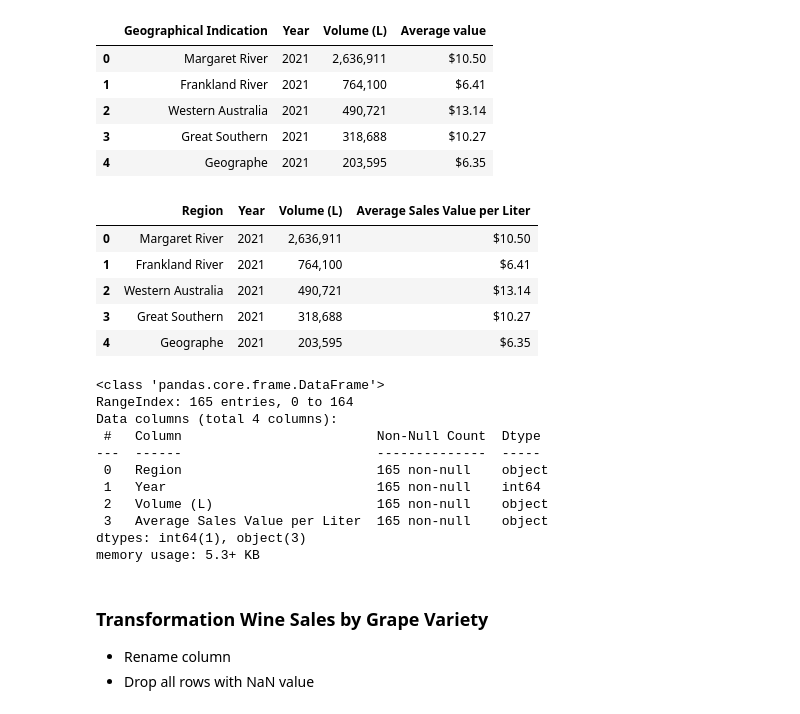
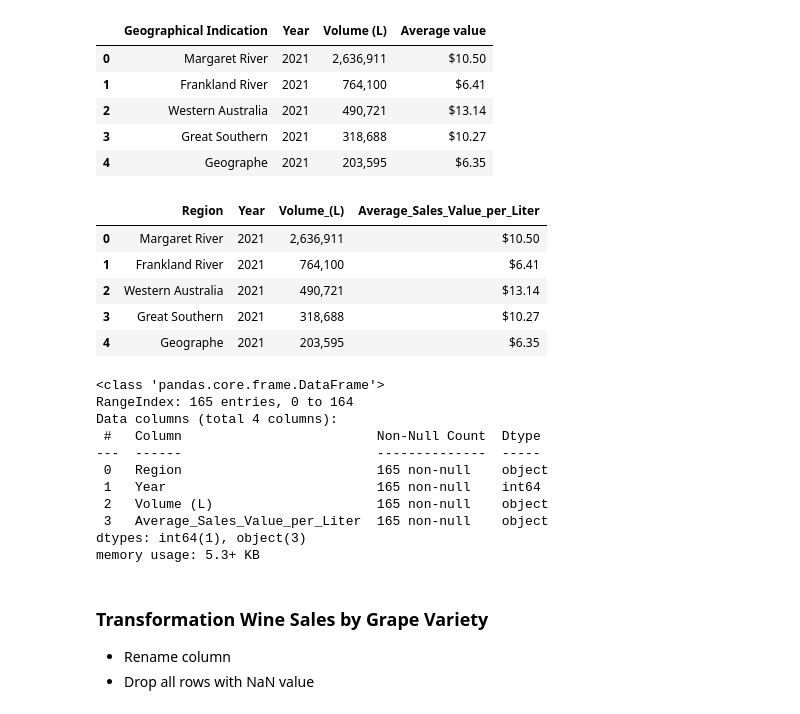
Before and after one commit to CarmenK2/ETL-project, a Jupyter notebook: winery_data.ipynb, the cells around one changed output. Cells and saved outputs as stored; diff of their text form; code cells hidden in the pictures.

```diff
--- a/winery_data.ipynb
+++ b/winery_data.ipynb
@@ -137,12 +137,12 @@ GIVolumeProductionClean_df.head()
 | 4 | Geographe | 2021 | 203,595 | $6.35 |
 # %%
 # Rename 'Label geographical location' to 'Region', add 'Export Sales' to each year
-GIVolumeProductionClean_df = GIVolumeProductionClean_df.rename(columns={"Geographical Indication":"Region", "Average value":"Average Sales Value per Liter"})
+GIVolumeProductionClean_df = GIVolumeProductionClean_df.rename(columns={"Geographical Indication":"Region", "Volume (L)":"Volume_(L)", "Average value":"Average_Sales_Value_per_Liter"})
 
 # Display dataframe
 GIVolumeProductionClean_df.head()
 # %% [output]
-|  | Region | Year | Volume (L) | Average Sales Value per Liter |
+|  | Region | Year | Volume_(L) | Average_Sales_Value_per_Liter |
 | 0 | Margaret River | 2021 | 2,636,911 | $10.50 |
 | 1 | Frankland River | 2021 | 764,100 | $6.41 |
 | 2 | Western Australia | 2021 | 490,721 | $13.14 |
@@ -160,7 +160,7 @@ Data columns (total 4 columns):
  0   Region                         165 non-null    object
  1   Year                           165 non-null    int64
  2   Volume (L)                     165 non-null    object
- 3   Average Sales Value per Liter  165 non-null    object
+ 3   Average_Sales_Value_per_Liter  165 non-null    object
 dtypes: int64(1), object(3)
 memory usage: 5.3+ KB
 # %% [markdown]
```
Also changed, not shown: parts of 6 cells of this notebook, 1 other file.
